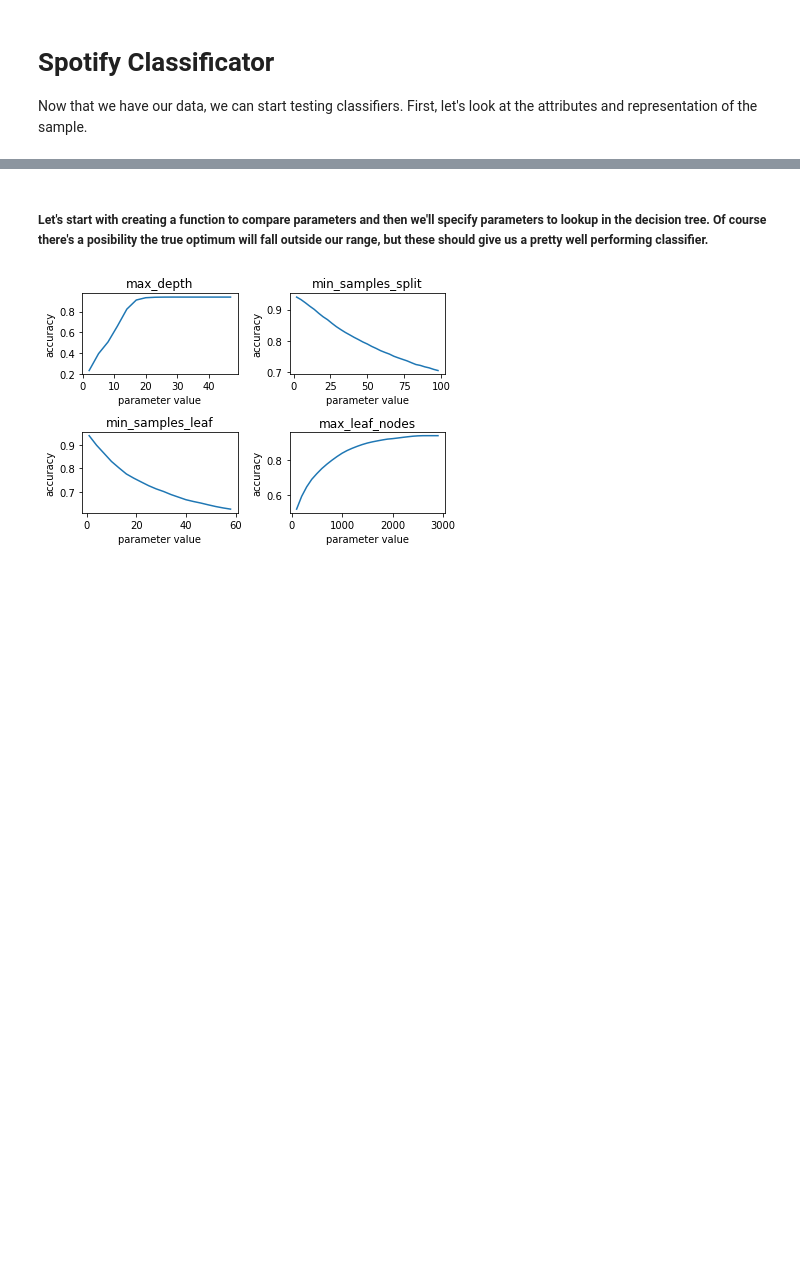
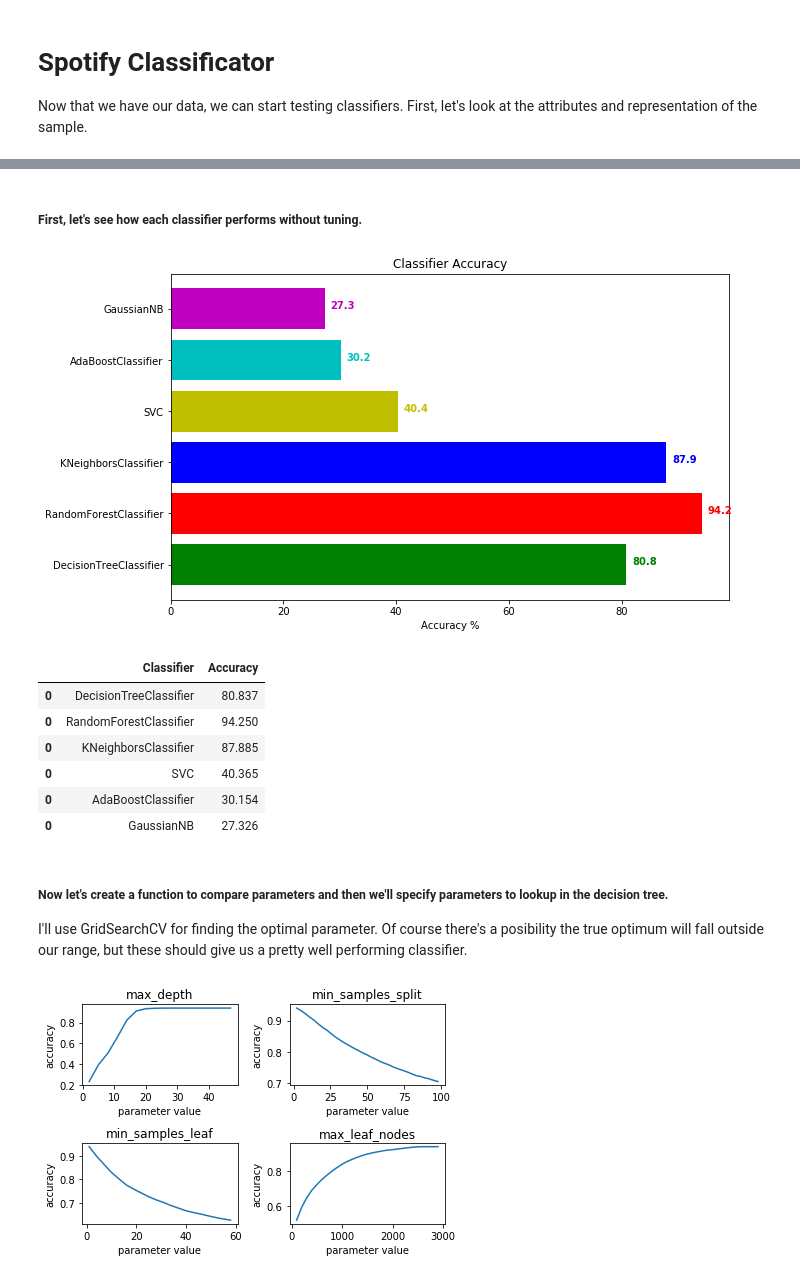
Before and after one commit to semmlerkonrad/Spotify-Classificator, a Jupyter notebook: DataAnalysis.ipynb, the cells around one changed output, grey strips where cells are left out. Drawn from its saved outputs; the diff is of its cells as text; code cells hidden in the pictures; blank space fills up the shorter version.

```diff
--- a/DataAnalysis.ipynb
+++ b/DataAnalysis.ipynb
@@ -90,8 +81,43 @@ svc = SVC(random_state=8, shrinking=True, probability=True)
 abcr = AdaBoostClassifier(random_state=8, algorithm='SAMME.R')
 gnb = GaussianNB()
 classifiers =[dtc, rfc, knnc, svc, abcr, gnb]
+# %% [markdown]
+##### First, let's see how each classifier performs without tuning.
+# %%
+cols=['Classifier', 'Accuracy']
+results_default = pd.DataFrame(columns=cols)
+for clf in classifiers:
+    clf.fit(scaled_X_train, Y_train)
+    name = clf.__class__.__name__
+
+    train_predictions = clf.predict(scaled_X_test)
+    acc = accuracy_score(Y_test, train_predictions)
+
+    results_entry = pd.DataFrame([[name, acc*100]], columns=cols)
+    results_default = results_default.append(results_entry)
+
+plt.subplots(figsize=(10,6))
+color_table = ['g', 'r','b','y','c','m']
+plt.barh(y = results_default.loc[:, 'Classifier'], width=results_default.loc[:, 'Accuracy'], color = color_table)
+for i, v in enumerate(results_default.loc[:, 'Accuracy']):
+    plt.text(v+1, i , str(round(v,1)), color=color_table[i], fontweight='bold')
+plt.xlabel('Accuracy %')
+plt.title('Classifier Accuracy')
+plt.show()
+
+results_default
+# %% [output]
+[figure, added]
+|  | Classifier | Accuracy |
+| 0 | DecisionTreeClassifier | 80.837 |
+| 0 | RandomForestClassifier | 94.250 |
+| 0 | KNeighborsClassifier | 87.885 |
+| 0 | SVC | 40.365 |
+| 0 | AdaBoostClassifier | 30.154 |
+| 0 | GaussianNB | 27.326 |
 # %% [markdown]
-##### Let's start with creating a function to compare parameters and then  we'll specify parameters to lookup in the decision tree. Of course there's a posibility the true optimum will fall outside our range, but these should give us a pretty well performing classifier.
+##### Now let's create a function to compare parameters and then  we'll specify parameters to lookup in the decision tree.
+I'll use GridSearchCV for finding the optimal parameter. Of course there's a posibility the true optimum will fall outside our range, but these should give us a pretty well performing classifier.
 # %%
 def tune_classifier(parameters_dict, clf, create_plot, rows=2, columns=2):
     # index is for keeping tack of the subplot's position on the figure matrix
```
Also changed, not shown: parts of 15 cells of this notebook, 4 other files.
